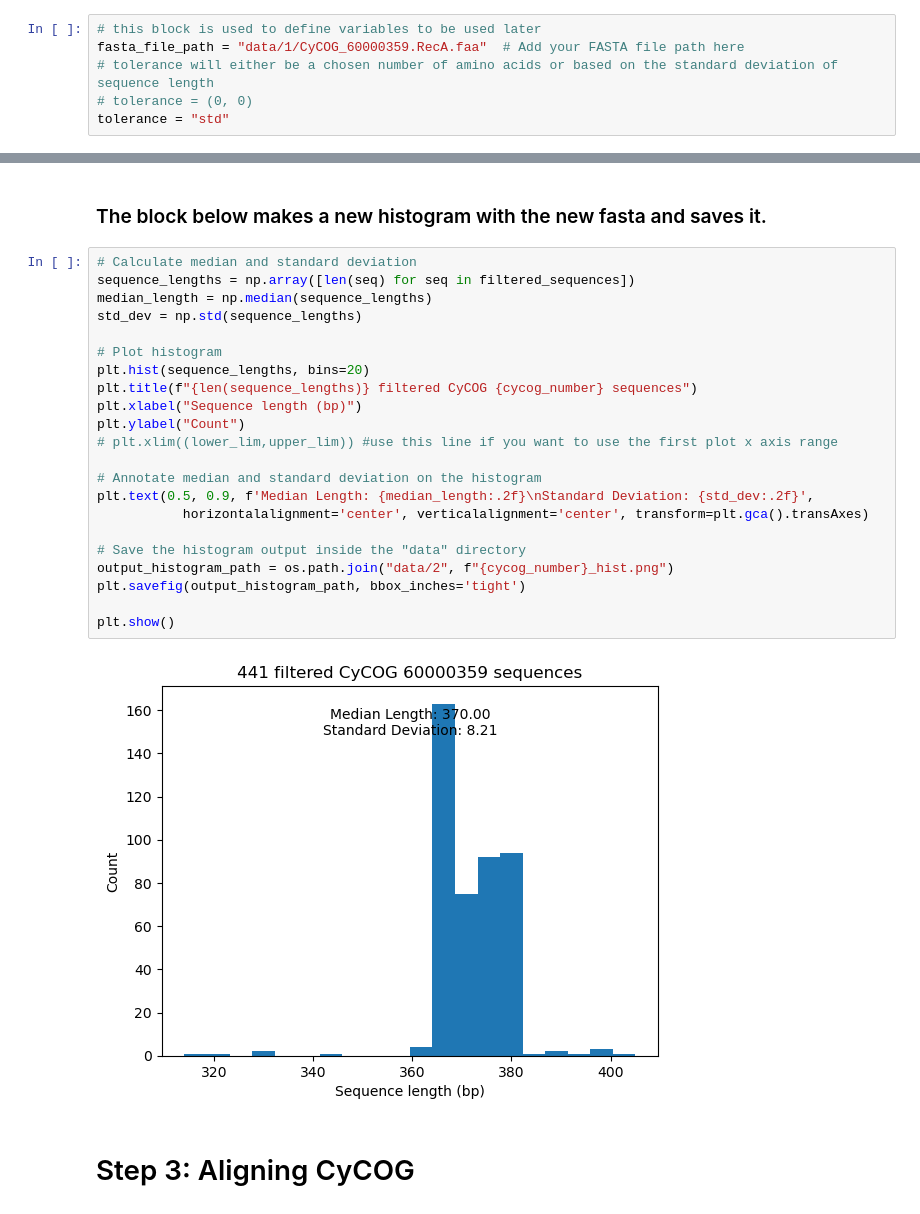
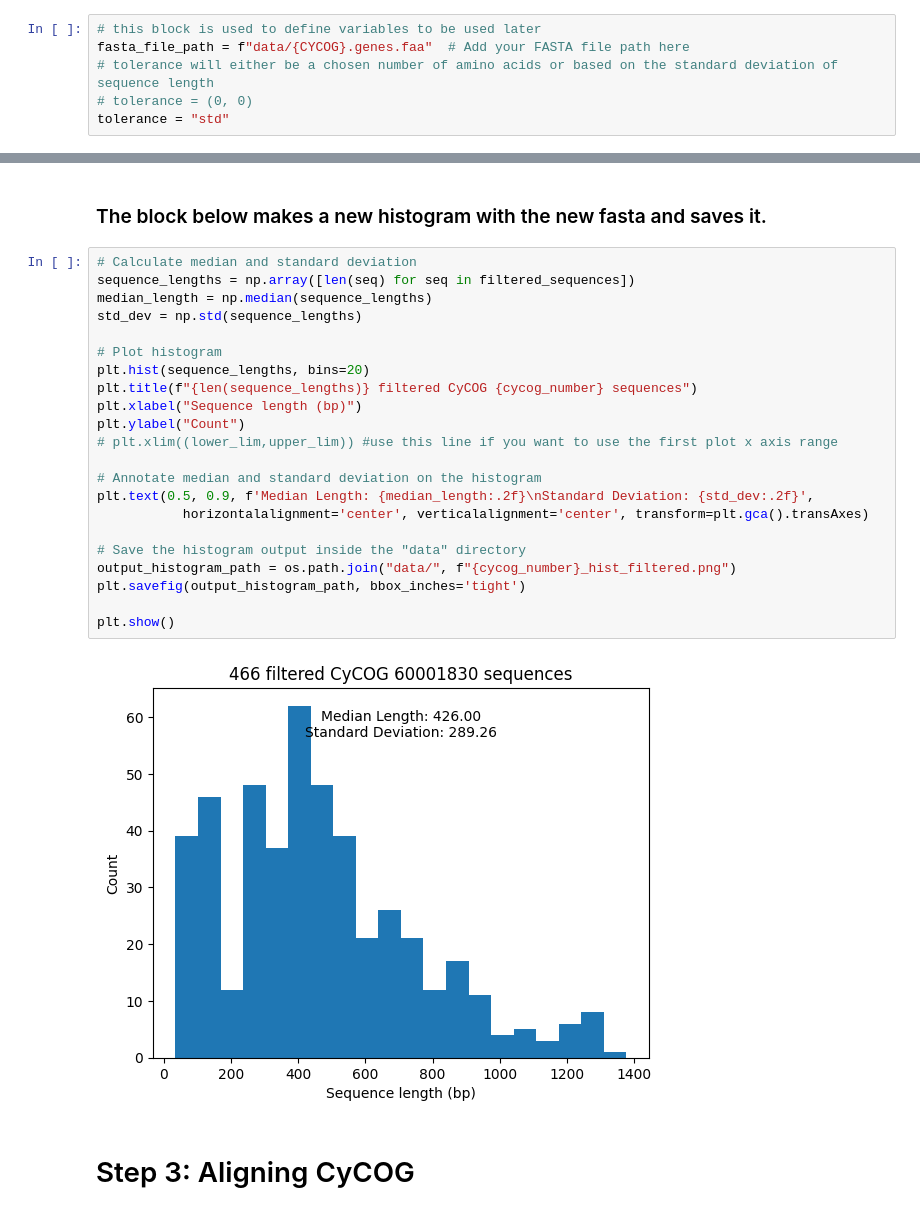
Before and after one commit to Jonahv11/cyano-serralysins, a Jupyter notebook: scripts/cycog-tree-tool/2-cycog_lengths/fasta_lengths.ipynb, the cells around one changed output, grey strips where cells are left out. Cells and saved outputs as stored; diff of their text form.

```diff
--- a/scripts/cycog-tree-tool/2-cycog_lengths/fasta_lengths.ipynb
+++ b/scripts/cycog-tree-tool/2-cycog_lengths/fasta_lengths.ipynb
@@ -77,7 +82,7 @@ Finding genes in CyCOG: 60002365
 ### Assign Variables
 # %%
 # this block is used to define variables to be used later
-fasta_file_path = "data/1/CyCOG_60000359.RecA.faa"  # Add your FASTA file path here
+fasta_file_path = f"data/{CYCOG}.genes.faa"  # Add your FASTA file path here
 # tolerance will either be a chosen number of amino acids or based on the standard deviation of sequence length
 # tolerance = (0, 0)
 tolerance = "std"
@@ -147,27 +154,27 @@ Filtered fasta saved to data/2/60000359_filtered.fasta
 # %%
 # Calculate median and standard deviation
 sequence_lengths = np.array([len(seq) for seq in filtered_sequences])
 median_length = np.median(sequence_lengths)
 std_dev = np.std(sequence_lengths)
 
 # Plot histogram
 plt.hist(sequence_lengths, bins=20)
 plt.title(f"{len(sequence_lengths)} filtered CyCOG {cycog_number} sequences")
 plt.xlabel("Sequence length (bp)")
 plt.ylabel("Count")
 # plt.xlim((lower_lim,upper_lim)) #use this line if you want to use the first plot x axis range
 
 # Annotate median and standard deviation on the histogram
 plt.text(0.5, 0.9, f'Median Length: {median_length:.2f}\nStandard Deviation: {std_dev:.2f}',
            horizontalalignment='center', verticalalignment='center', transform=plt.gca().transAxes)
 
 # Save the histogram output inside the "data" directory
-output_histogram_path = os.path.join("data/2", f"{cycog_number}_hist.png")
+output_histogram_path = os.path.join("data/", f"{cycog_number}_hist_filtered.png")
 plt.savefig(output_histogram_path, bbox_inches='tight')
 
 plt.show()
 # %% [output]
-[figure, old version]
+[figure, new version]
 # %% [markdown]
 # Step 3: Aligning CyCOG
 # %% [markdown]
```
Also changed, not shown: parts of 17 cells of this notebook.
